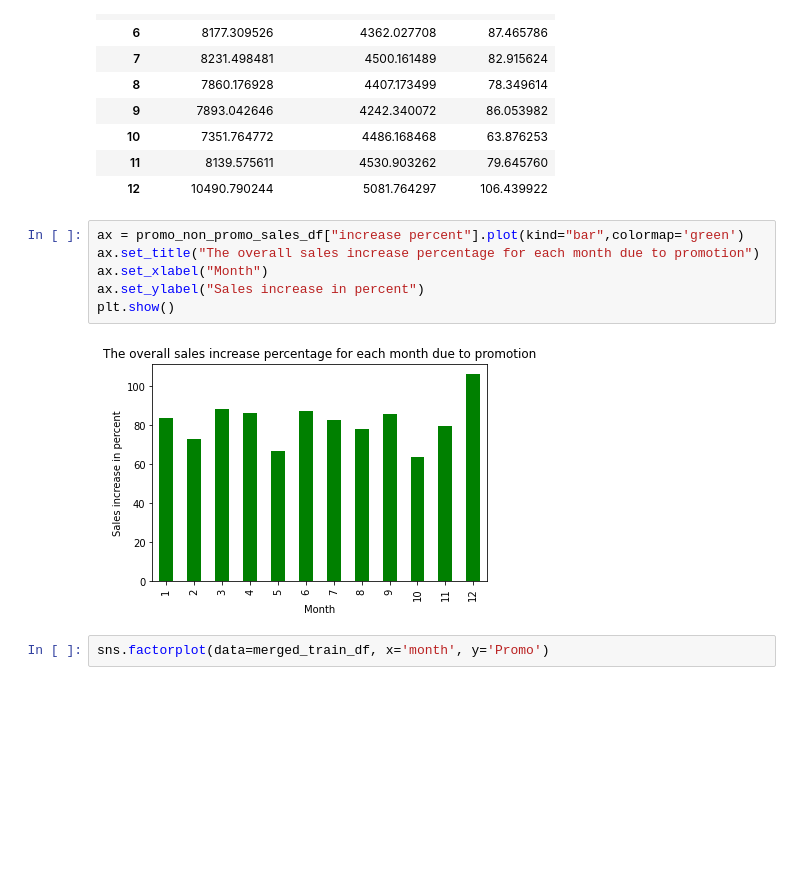
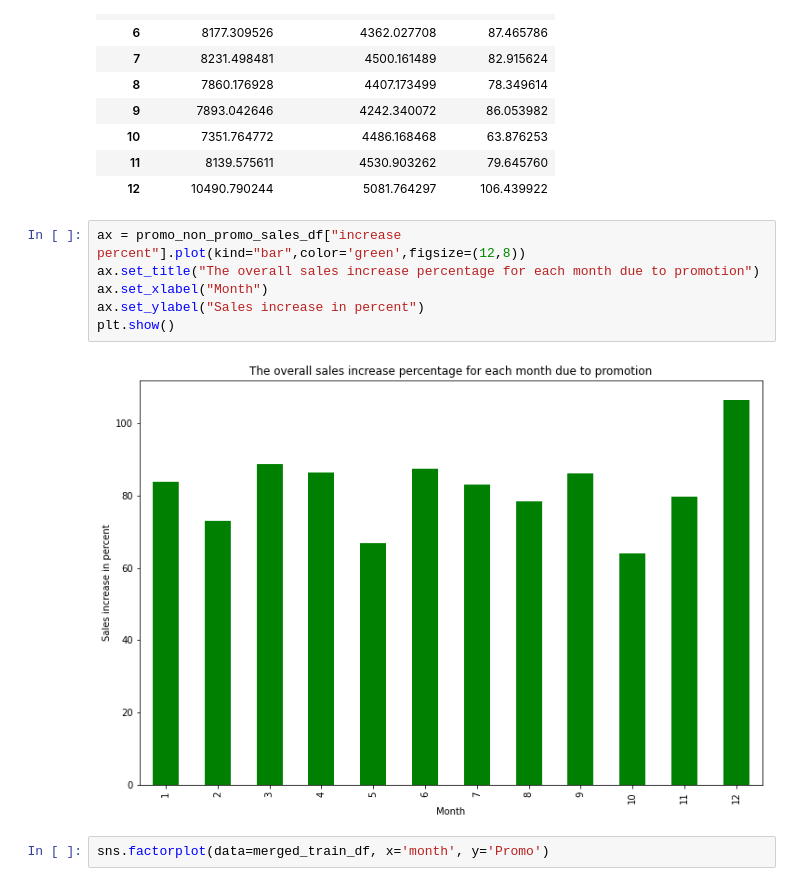
Before and after one commit to teddyk251/pharma_sales_prediction, a Jupyter notebook: notebooks/EDA.ipynb, the cells around one changed output. Saved outputs shown, nothing was run; the diff lists cells and outputs as text; blank space fills up the shorter version.

```diff
--- a/notebooks/EDA.ipynb
+++ b/notebooks/EDA.ipynb
@@ -702,13 +699,13 @@ display(promo_non_promo_sales_df)
 | 11 | 8139.575611 | 4530.903262 | 79.645760 |
 | 12 | 10490.790244 | 5081.764297 | 106.439922 |
 # %%
-ax = promo_non_promo_sales_df["increase percent"].plot(kind="bar",colormap='green')
+ax = promo_non_promo_sales_df["increase percent"].plot(kind="bar",color='green',figsize=(12,8))
 ax.set_title("The overall sales increase percentage for each month due to promotion")
 ax.set_xlabel("Month")
 ax.set_ylabel("Sales increase in percent")
 plt.show()
 # %% [output]
-[figure, old version]
+[figure, new version]
 # %%
 sns.factorplot(data=merged_train_df, x='month', y='Promo')
 # %% [output]
```
Also changed, not shown: parts of 11 cells of this notebook, 3 other files.
